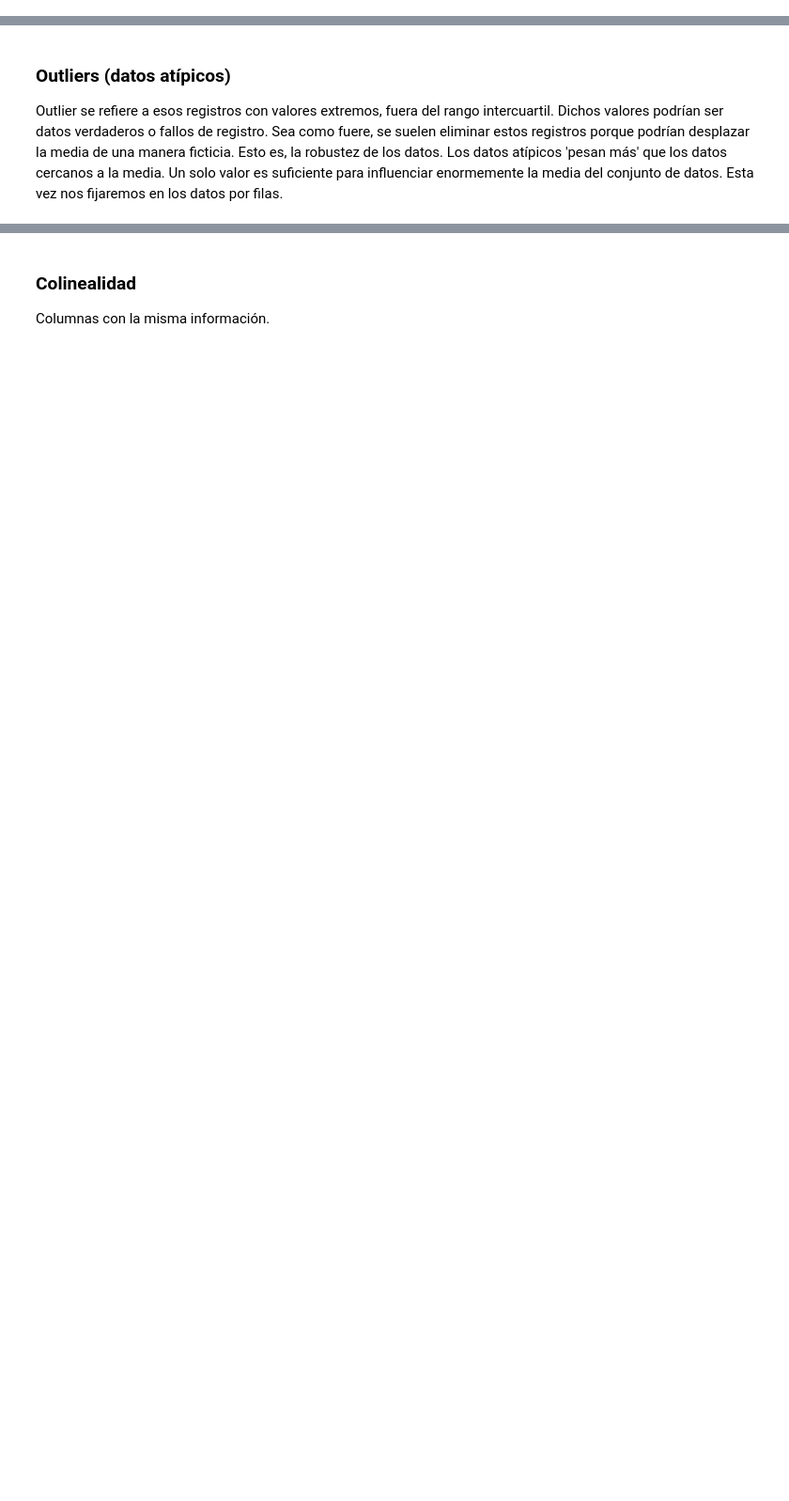
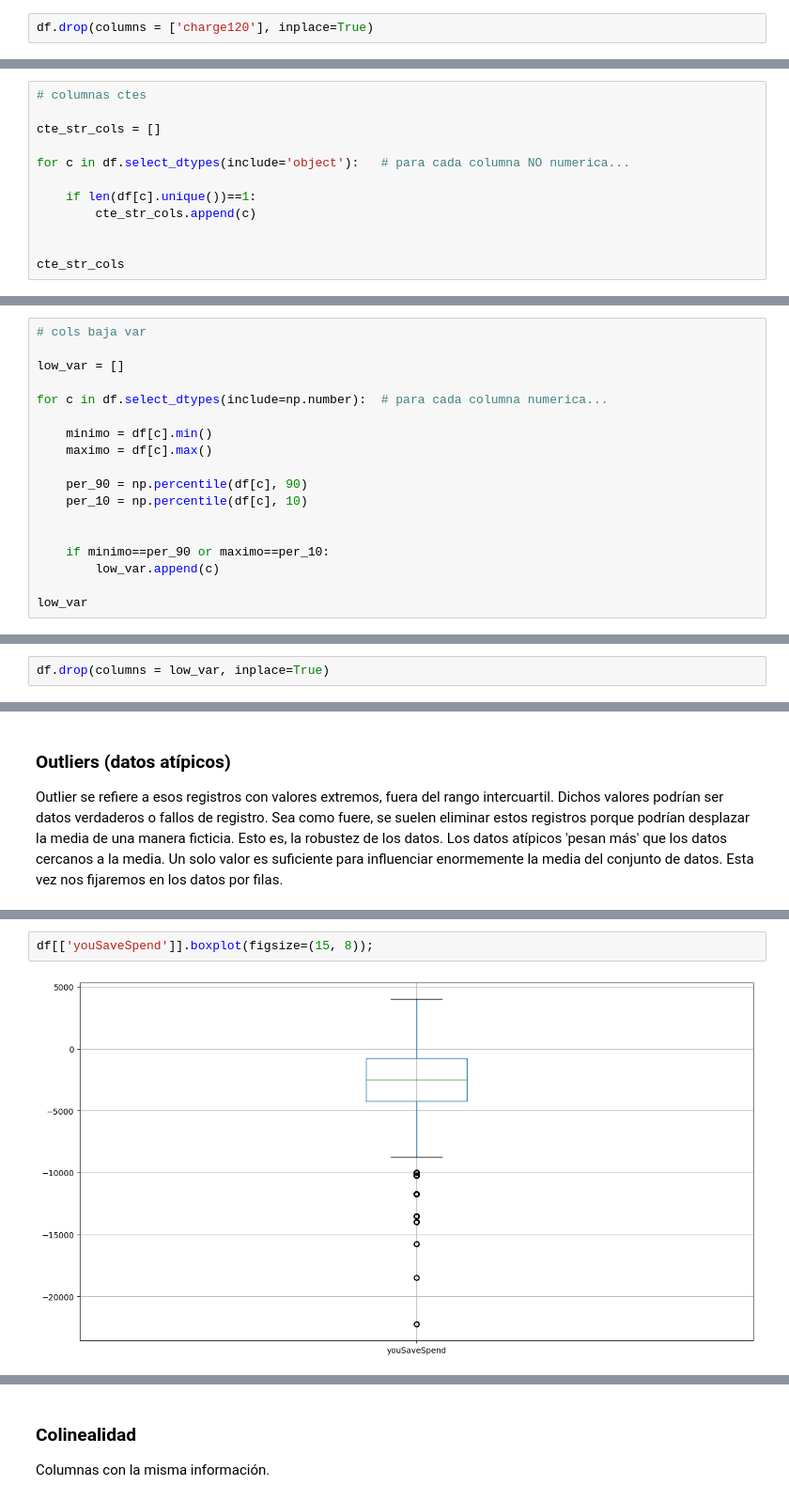
Before and after one commit to Ironhack-Data-Madrid-Julio-2023/apuntes_clase, a Jupyter notebook: semana_2/3.1 - Data Cleaning.ipynb, the cells around one changed output, grey strips where cells are left out. Shown: that part at 94% size. Drawn from its saved outputs; the diff is of its cells as text; blank space fills up the shorter version.

```diff
--- a/semana_2/3.1 - Data Cleaning.ipynb
+++ b/semana_2/3.1 - Data Cleaning.ipynb
@@ -281,0 +363,2 @@ Nos fijaremos en las columnas numéricas.
+# %%
+df.drop(columns = ['charge120'], inplace=True)
@@ -281,0 +379,12 @@ Nos fijaremos en las columnas numéricas.
+# %%
+# columnas ctes
+
+cte_str_cols = []
+
+for c in df.select_dtypes(include='object'):   # para cada columna NO numerica...
+
+    if len(df[c].unique())==1:
+        cte_str_cols.append(c)
+
+
+cte_str_cols
@@ -281,0 +417,18 @@ Nos fijaremos en las columnas numéricas.
+# %%
+# cols baja var
+
+low_var = []
+
+for c in df.select_dtypes(include=np.number):  # para cada columna numerica...
+
+    minimo = df[c].min()
+    maximo = df[c].max()
+
+    per_90 = np.percentile(df[c], 90)
+    per_10 = np.percentile(df[c], 10)
+
+
+    if minimo==per_90 or maximo==per_10:
+        low_var.append(c)
+
+low_var
@@ -281,0 +453,2 @@ Nos fijaremos en las columnas numéricas.
+# %%
+df.drop(columns = low_var, inplace=True)
@@ -285,0 +491,4 @@ Outlier se refiere a esos registros con valores extremos, fuera del rango interc
+# %%
+df[['youSaveSpend']].boxplot(figsize=(15, 8));
+# %% [output]
+[figure, added]
```
Also changed, not shown: parts of 28 cells of this notebook.
